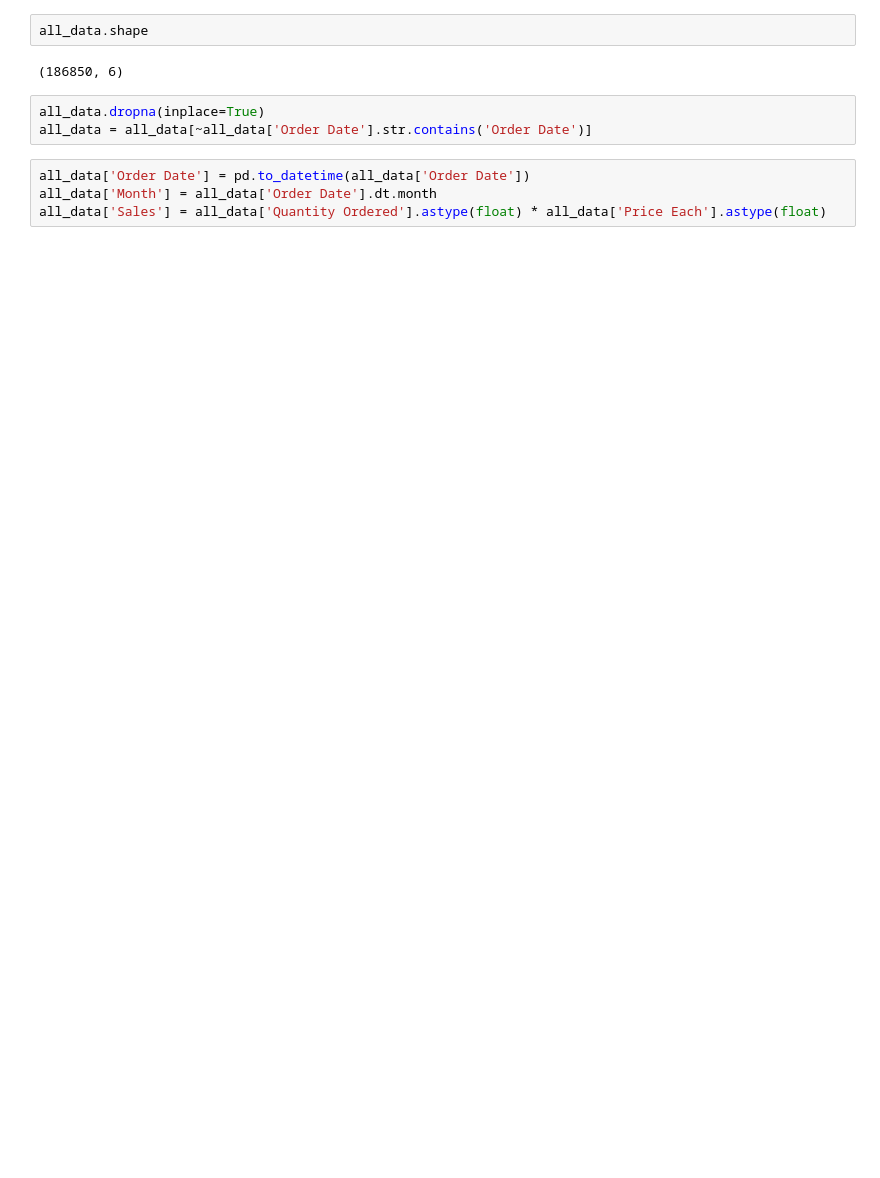
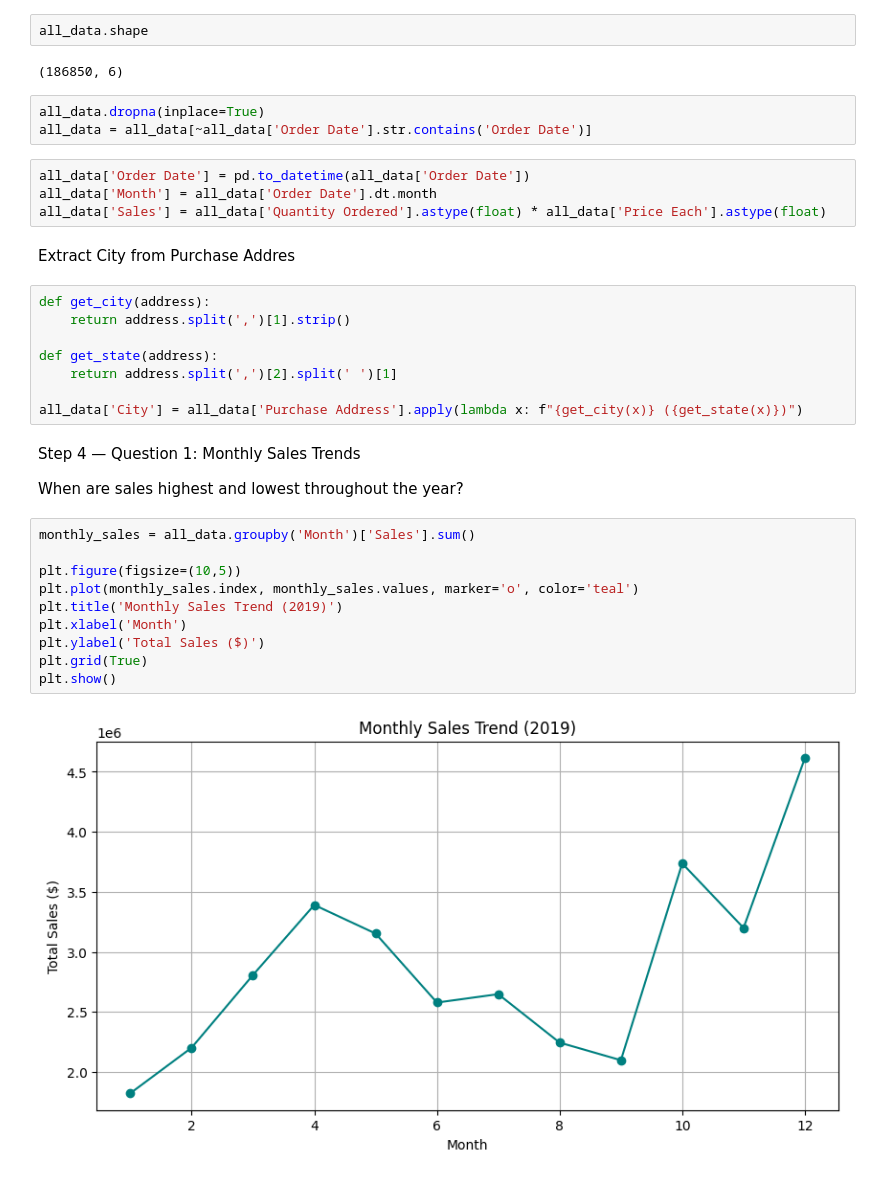
Before and after one commit to 535amar/DAS7000_Data-Analytics-Visualisation_S1_25, a Jupyter notebook: Stu_Week_7_Workshop_student_activity.ipynb, the cells around one changed output. Saved outputs shown, nothing was run; the diff lists cells and outputs as text; blank space fills up the shorter version.

```diff
--- a/Stu_Week_7_Workshop_student_activity.ipynb
+++ b/Stu_Week_7_Workshop_student_activity.ipynb
@@ -161,3 +161,29 @@ all_data = all_data[~all_data['Order Date'].str.contains('Order Date')]
 all_data['Order Date'] = pd.to_datetime(all_data['Order Date'])
 all_data['Month'] = all_data['Order Date'].dt.month
 all_data['Sales'] = all_data['Quantity Ordered'].astype(float) * all_data['Price Each'].astype(float)
+# %% [markdown]
+Extract City from Purchase Addres
+# %%
+def get_city(address):
+    return address.split(',')[1].strip()
+
+def get_state(address):
+    return address.split(',')[2].split(' ')[1]
+
+all_data['City'] = all_data['Purchase Address'].apply(lambda x: f"{get_city(x)} ({get_state(x)})")
+# %% [markdown]
+Step 4 — Question 1: Monthly Sales Trends
+
+When are sales highest and lowest throughout the year?
+# %%
+monthly_sales = all_data.groupby('Month')['Sales'].sum()
+
+plt.figure(figsize=(10,5))
+plt.plot(monthly_sales.index, monthly_sales.values, marker='o', color='teal')
+plt.title('Monthly Sales Trend (2019)')
+plt.xlabel('Month')
+plt.ylabel('Total Sales ($)')
+plt.grid(True)
+plt.show()
+# %% [output]
+[figure, added]
```
Also changed, not shown: parts of 8 cells of this notebook.
